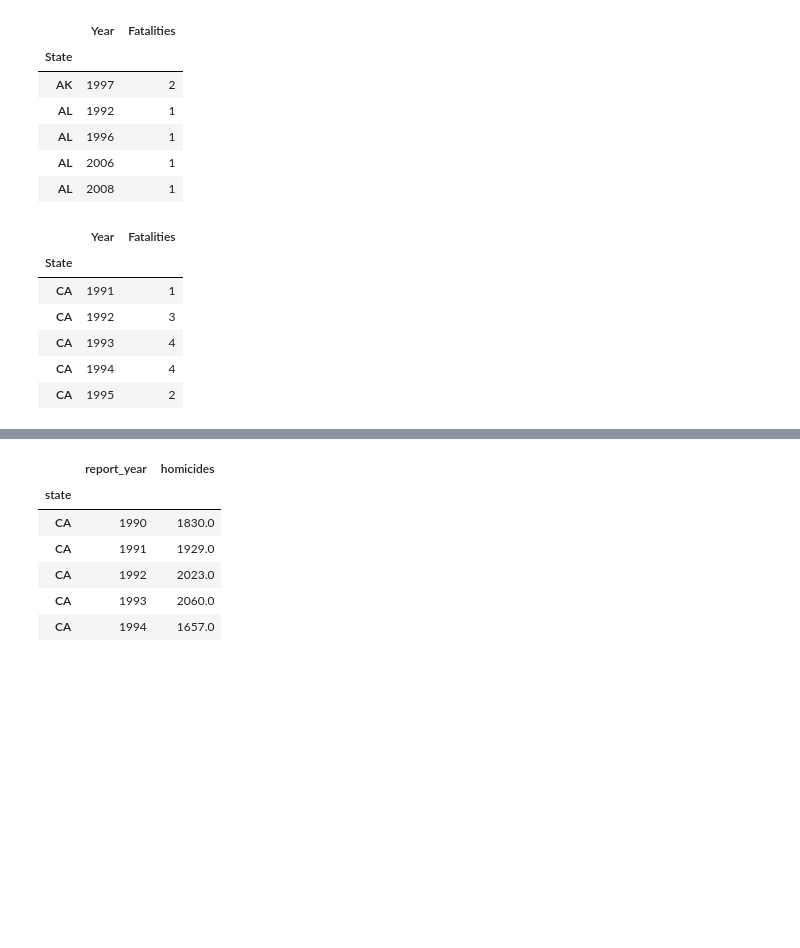
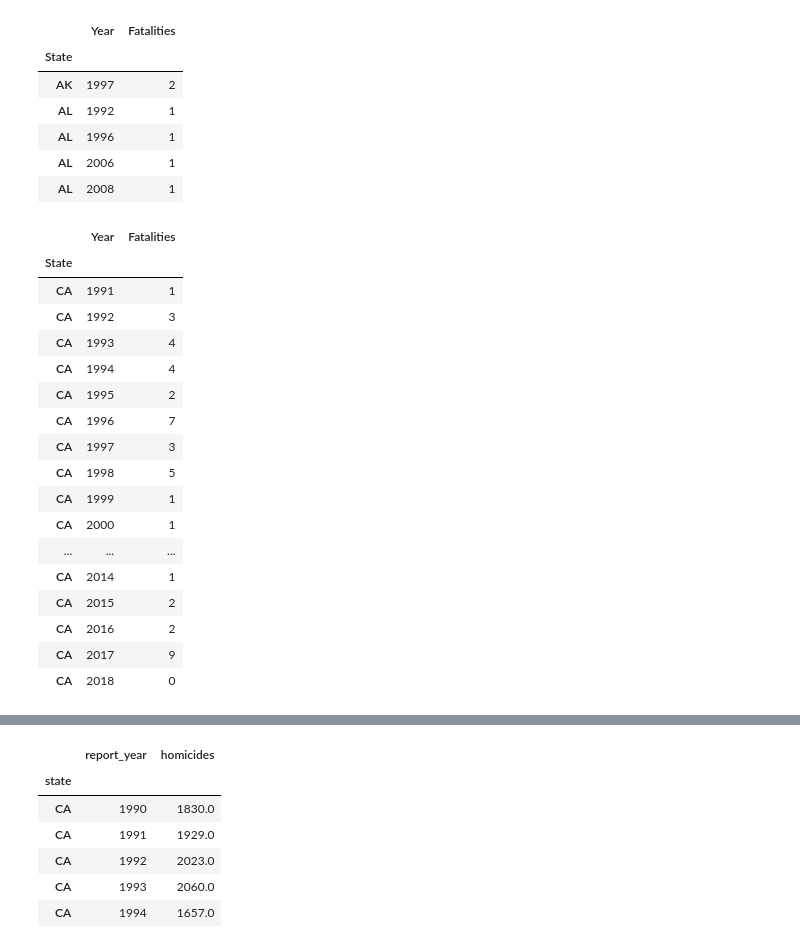
Before and after one commit to thenups/project2-crimemapping, a Jupyter notebook: jam_working/violent_crime_exploration.ipynb, the cells around one changed output, grey strips where cells are left out. Cells and saved outputs as stored; diff of their text form; code cells hidden in the pictures; blank space fills up the shorter version.

```diff
--- a/jam_working/violent_crime_exploration.ipynb
+++ b/jam_working/violent_crime_exploration.ipynb
@@ -207,15 +208,26 @@ df_new_school.head()
 # %%
 school_shootings = df_new_school.loc[['CA'],['Year', 'Fatalities']]
 # %%
-school_shootings.head()
+school_shootings
 # %% [output]
 |  | Year | Fatalities |
 | State |  |  |
 | CA | 1991 | 1 |
 | CA | 1992 | 3 |
 | CA | 1993 | 4 |
 | CA | 1994 | 4 |
 | CA | 1995 | 2 |
+| CA | 1996 | 7 |
+| CA | 1997 | 3 |
+| CA | 1998 | 5 |
+| CA | 1999 | 1 |
+| CA | 2000 | 1 |
+| ... | ... | ... |
+| CA | 2014 | 1 |
+| CA | 2015 | 2 |
+| CA | 2016 | 2 |
+| CA | 2017 | 9 |
+| CA | 2018 | 0 |
 # %%
 x1 = school_shootings['Year']
 y1 = school_shootings['Fatalities']
```
Also changed, not shown: parts of 40 cells of this notebook, 2 other files.
